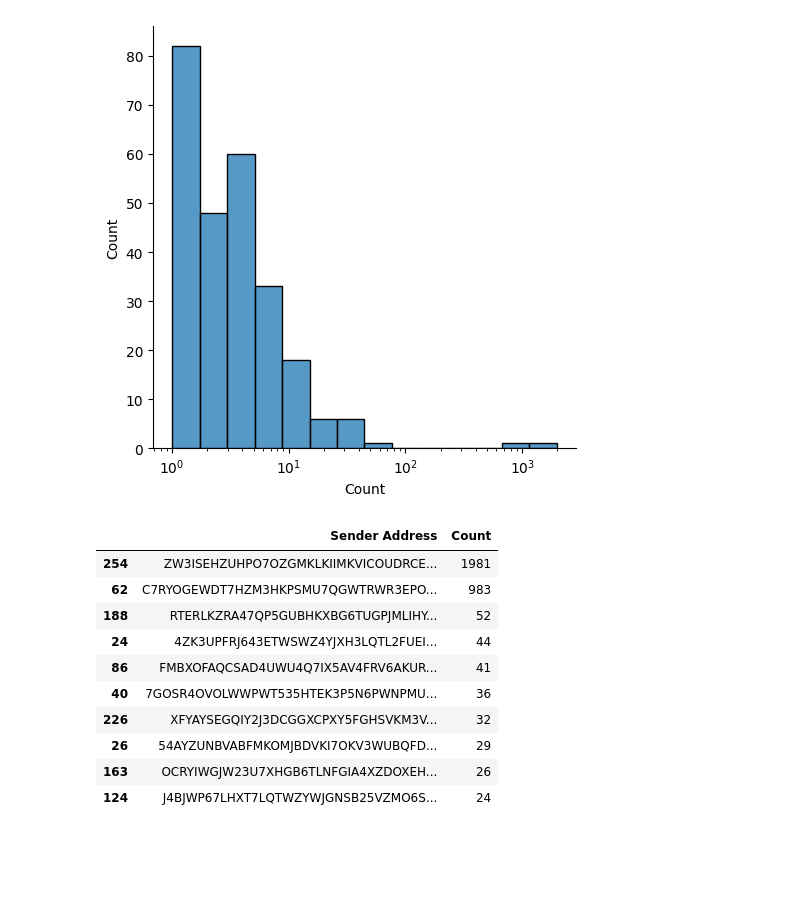
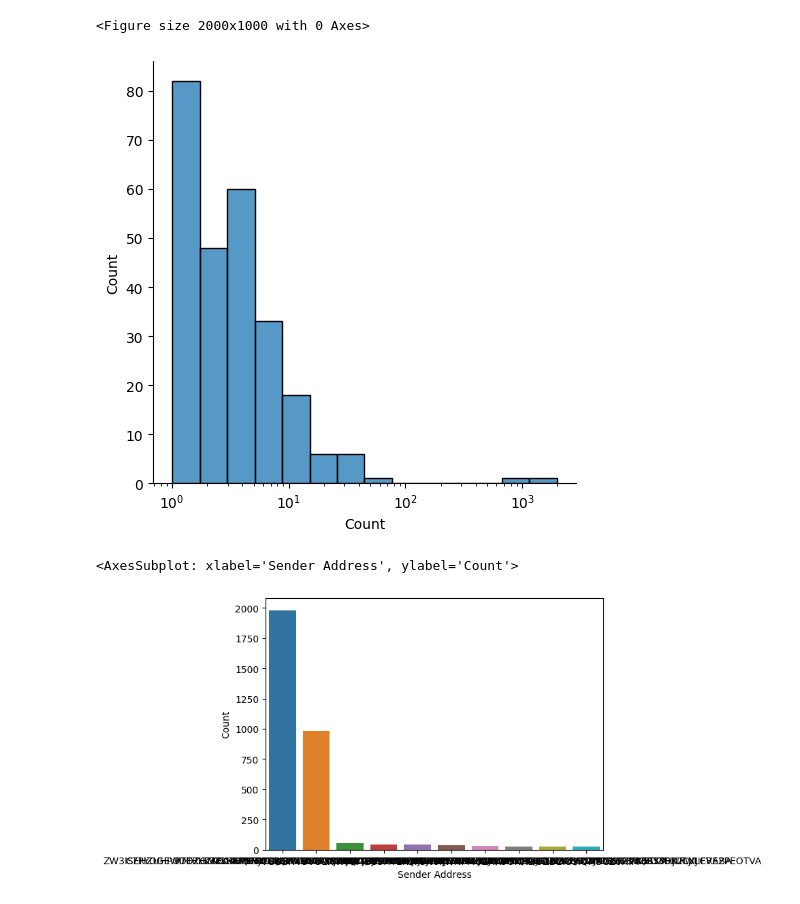
Before and after one commit to juanmir227/Algo-Research, a Jupyter notebook: exploration.ipynb, the cells around one changed output. Drawn from its saved outputs; the diff is of its cells as text; code cells hidden in the pictures; blank space fills up the shorter version.

```diff
--- a/exploration.ipynb
+++ b/exploration.ipynb
@@ -29,34 +29,26 @@ for i in range(len(cuenta)):
 # %%
 #Grafico de frecuencia para senders
 
 senders = df[['Sender Address', 'Transaction Type']]
 senders
 
 new_df = senders.groupby(['Sender Address'])['Sender Address'].count().reset_index(
   name='Count').sort_values(['Count'], ascending=False)
 #new_df
 
-
+plt.figure(figsize=(20,10))
 sb.displot(new_df, x = 'Count', log_scale=True)
 plt.show()
 
 f_new_df = new_df[:10]
 f_new_df
 
-#sb.barplot(data = f_new_df, x='Sender Address', y = 'Count')
+sb.barplot(data = f_new_df, x='Sender Address', y = 'Count')
 # %% [output]
+<Figure size 2000x1000 with 0 Axes>
 [figure]
-|  | Sender Address | Count |
-| 254 | ZW3ISEHZUHPO7OZGMKLKIIMKVICOUDRCE... | 1981 |
-| 62 | C7RYOGEWDT7HZM3HKPSMU7QGWTRWR3EPO... | 983 |
-| 188 | RTERLKZRA47QP5GUBHKXBG6TUGPJMLIHY... | 52 |
-| 24 | 4ZK3UPFRJ643ETWSWZ4YJXH3LQTL2FUEI... | 44 |
-| 86 | FMBXOFAQCSAD4UWU4Q7IX5AV4FRV6AKUR... | 41 |
-| 40 | 7GOSR4OVOLWWPWT535HTEK3P5N6PWNPMU... | 36 |
-| 226 | XFYAYSEGQIY2J3DCGGXCPXY5FGHSVKM3V... | 32 |
-| 26 | 54AYZUNBVABFMKOMJBDVKI7OKV3WUBQFD... | 29 |
-| 163 | OCRYIWGJW23U7XHGB6TLNFGIA4XZDOXEH... | 26 |
-| 124 | J4BJWP67LHXT7LQTWZYWJGNSB25VZMO6S... | 24 |
+<AxesSubplot: xlabel='Sender Address', ylabel='Count'>
+[figure, added]
 # %%
 #Grafico de frecuencia para receivers
 
```
Also changed, not shown: parts of 3 cells of this notebook, 1 other file.
